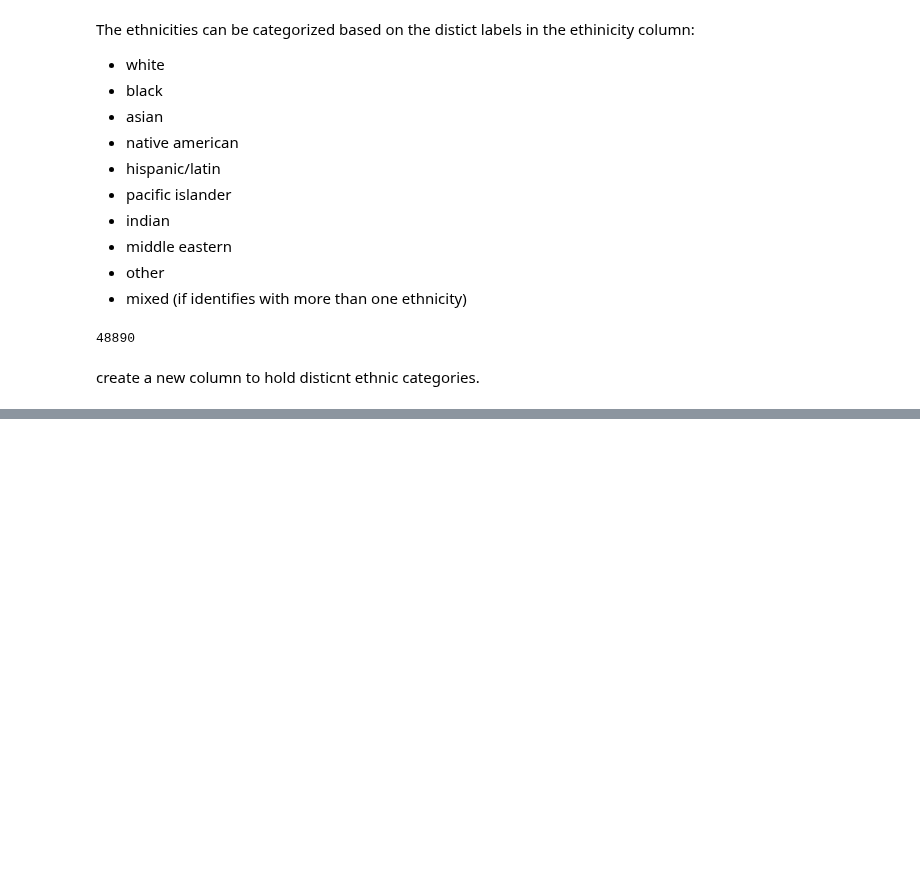
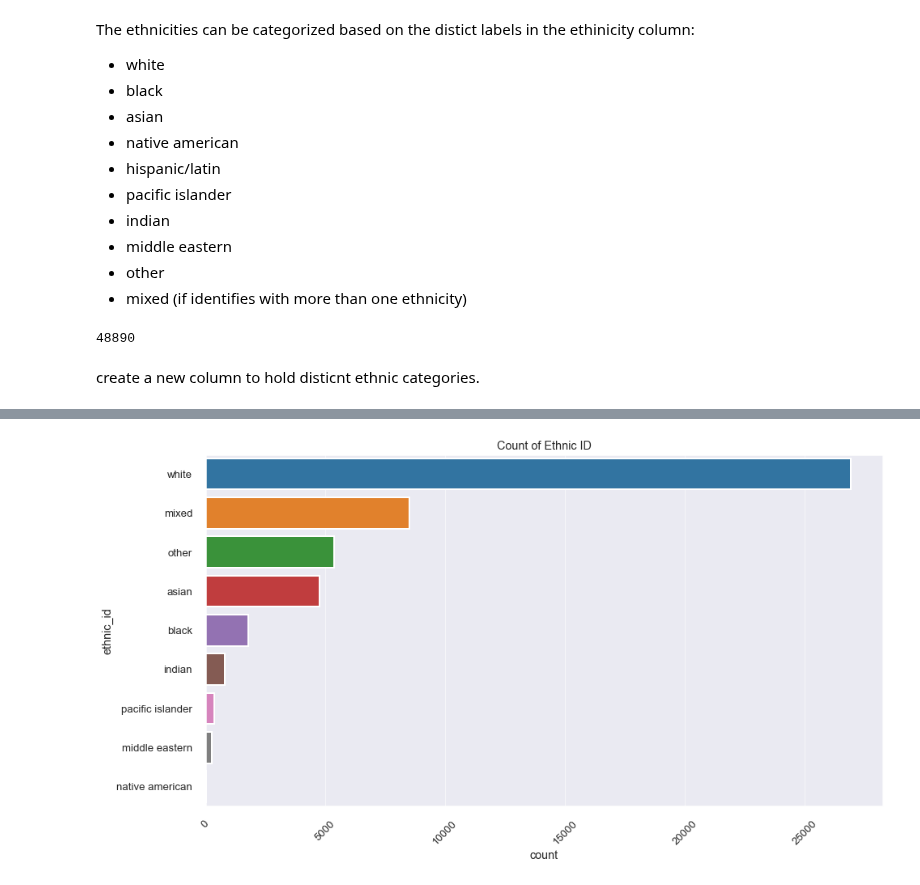
Before and after one commit to LenSin3/OkCupid-Date-a-Scientist, a Jupyter notebook: date-a-scientist.ipynb, the cells around one changed output, grey strips where cells are left out. Cells and saved outputs as stored; diff of their text form; code cells hidden in the pictures; blank space fills up the shorter version.

Commit message:
create count plot of ethnicity and fill na values in height with mean

```diff
--- a/date-a-scientist.ipynb
+++ b/date-a-scientist.ipynb
@@ -626,3 +626,5 @@ for x in ethnic_vals:
 # ethnic_vals_unique
 # %% [markdown]
 create a new column to hold disticnt ethnic categories.
+# %%
+profiles_df['ethnic_id'] = [x for x in ethnic_vals_unique]
@@ -629 +644,13 @@ create a new column to hold disticnt ethnic categories.
+# %%
+fig, ax = plt.subplots()
+# the size of A4 paper lanscape
+fig.set_size_inches(15, 8)
+sns.set_context("poster", font_scale = .6, rc={"grid.linewidth": 0.6})
+sns.countplot(y = profiles_df['ethnic_id'], order=profiles_df['ethnic_id'].value_counts(ascending=False).index, ax=ax)
+plt.setp(ax.get_xticklabels(), rotation=45)
+plt.title('Count of Ethnic ID')
+plt.savefig('ethnic_id.png')
+plt.show()
+# %% [output]
+[figure, added]
 # %%
```
Also changed, not shown: parts of 7 cells of this notebook, 1 other file.
